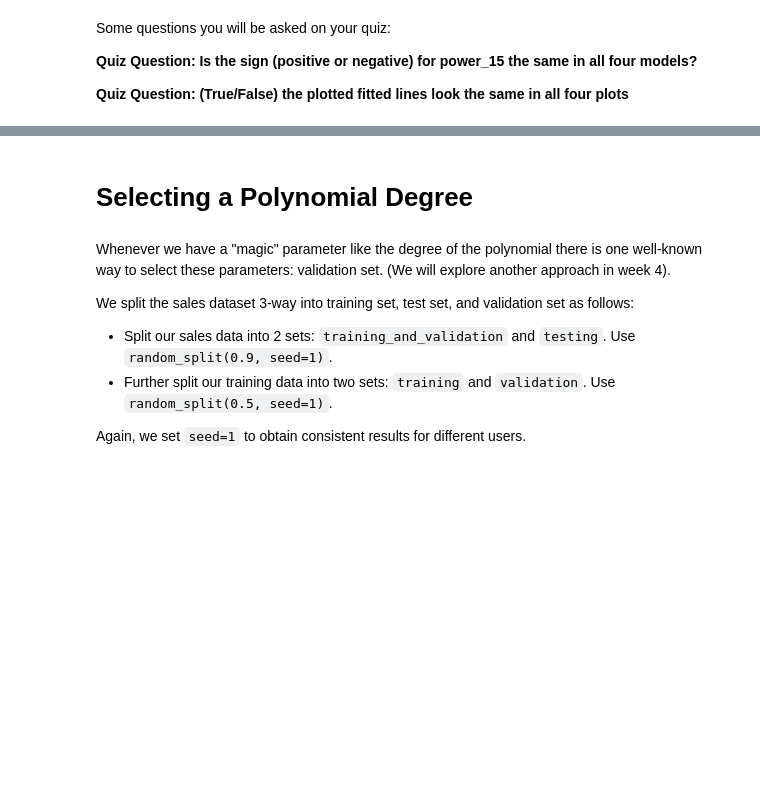
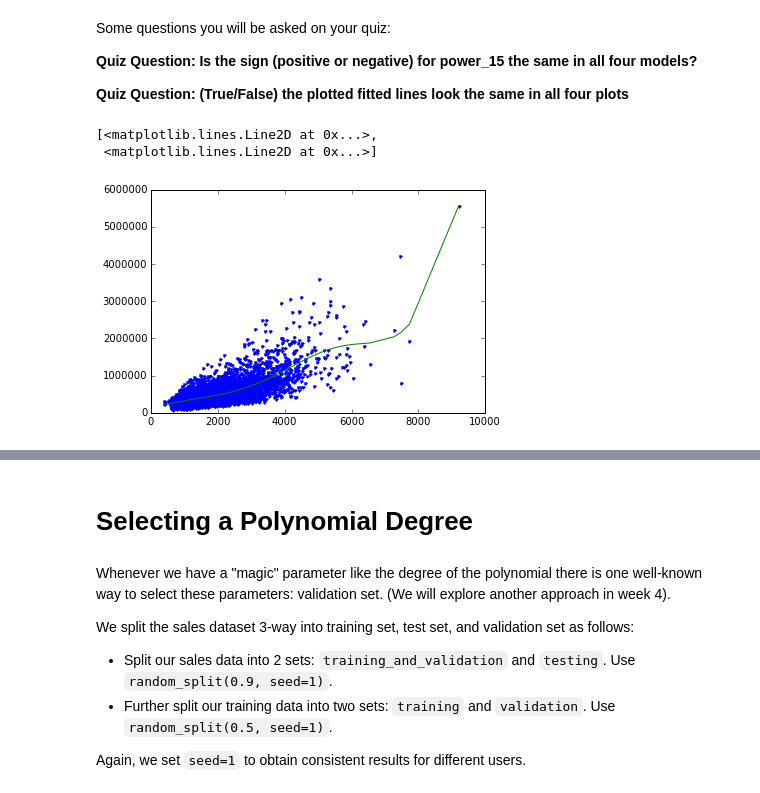
Before and after one commit to cnnickolay/machine_learning_coursera_assignments, a Jupyter notebook: dato/regression_week_3/week-3-polynomial-regression-assignment-blank.ipynb, the cells around one changed output, grey strips where cells are left out. Drawn from its saved outputs; the diff is of its cells as text; code cells hidden in the pictures; blank space fills up the shorter version.

```diff
--- a/dato/regression_week_3/week-3-polynomial-regression-assignment-blank.ipynb
+++ b/dato/regression_week_3/week-3-polynomial-regression-assignment-blank.ipynb
@@ -165,0 +286,10 @@ Fit a 15th degree polynomial on set_1, set_2, set_3, and set_4 using sqft_living
+# %%
+poly15_data_set2 = polynomial_sframe(set2['sqft_living'], 15)
+my_features = poly15_data_set2.column_names() # get the name of the features
+poly15_data_set2['price'] = set2['price'] # add price to the data since it's the target
+model15_set2 = graphlab.linear_regression.create(poly15_data_set2, target = 'price', features = my_features, validation_set = None)
+#model15_set2.coefficients.print_rows(num_rows=16)
+set2['predict'] = model15_set2.predict(poly15_data_set2)
+set2['predict', 'price'].show()
+#set2['rss'] = set2['predict', 'price'].apply(lambda x: (x['predict'] - x['price'])**2)
+#set2['rss'].sum()
@@ -169,3 +360,10 @@ Some questions you will be asked on your quiz:
 **Quiz Question: Is the sign (positive or negative) for power_15 the same in all four models?**
 
 **Quiz Question: (True/False) the plotted fitted lines look the same in all four plots**
+# %%
+plt.plot(poly15_data_set2['power_1'],poly15_data_set2['price'],'.',
+        poly15_data_set2['power_1'], model15_set2.predict(poly15_data_set2),'-')
+# %% [output]
+[<matplotlib.lines.Line2D at 0x...>,
+ <matplotlib.lines.Line2D at 0x...>]
+[figure, added]
```
Also changed, not shown: parts of 26 cells of this notebook, 5 other files.
